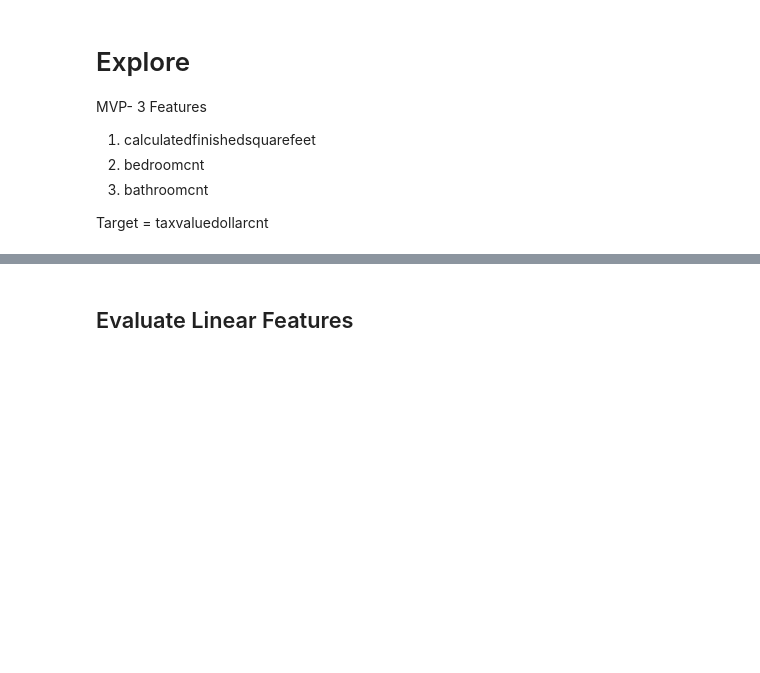
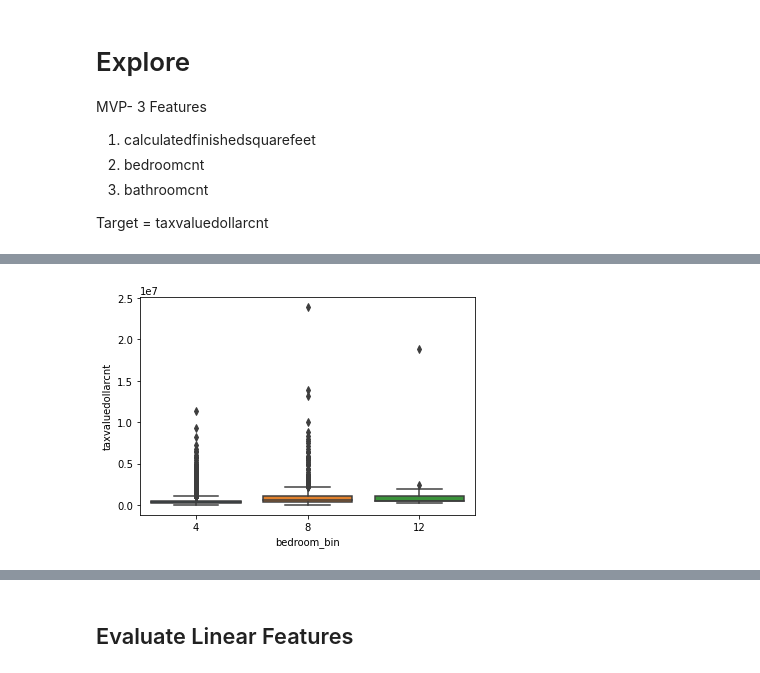
Before and after one commit to CY-Data-Services/zillow_regression_project, a Jupyter notebook: Zillow Regression Project/corey_notebook.ipynb, the cells around one changed output, grey strips where cells are left out. Cells and saved outputs as stored; diff of their text form; code cells hidden in the pictures; blank space fills up the shorter version.

```diff
--- a/Zillow Regression Project/corey_notebook.ipynb
+++ b/Zillow Regression Project/corey_notebook.ipynb
@@ -63 +62,8 @@ ValueError: Could not interpret input 'taxvaluedollarcnt'
+# %%
+# Visualize relationship between bedroom count and tax value (Continuous and Categorical)
+X_train_explore['bedroom_bin'] = pd.cut(X_train_explore.bedroomcnt, bins=[0, 4, 8, 12], labels=['4', '8', '12'])
+sns.boxplot(data=X_train_explore, y='taxvaluedollarcnt', x='bedroom_bin')
+plt.show()
+# %% [output]
+[figure, added]
 # %%
```
Also changed, not shown: parts of 24 cells of this notebook.
